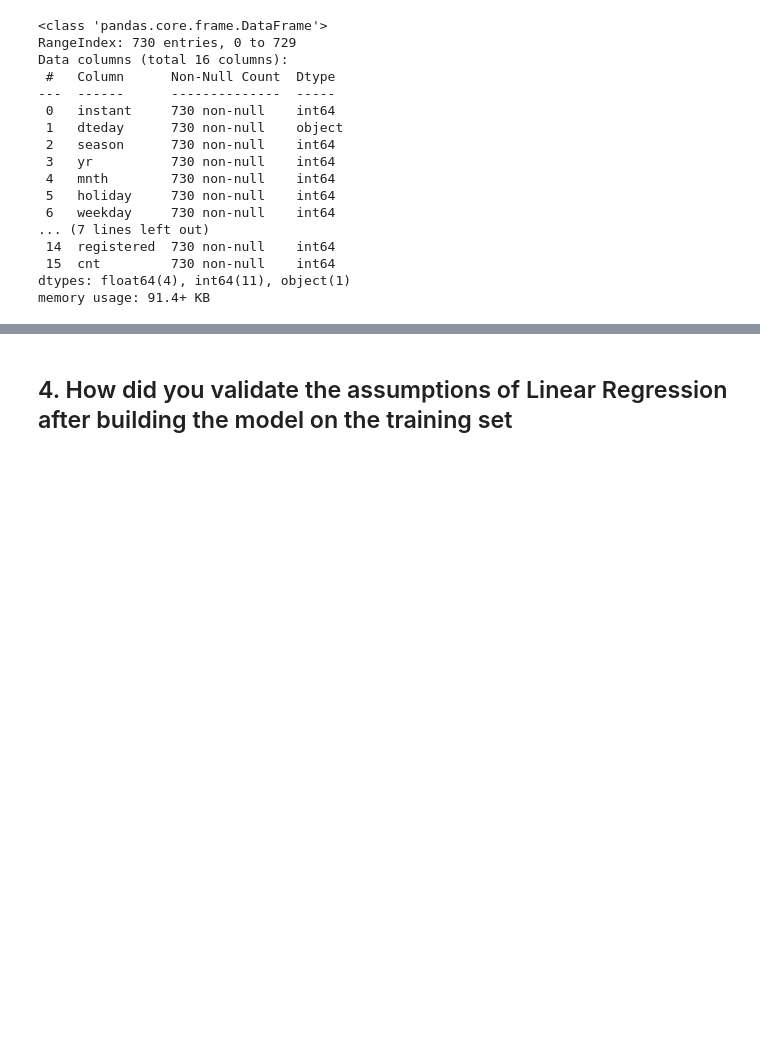
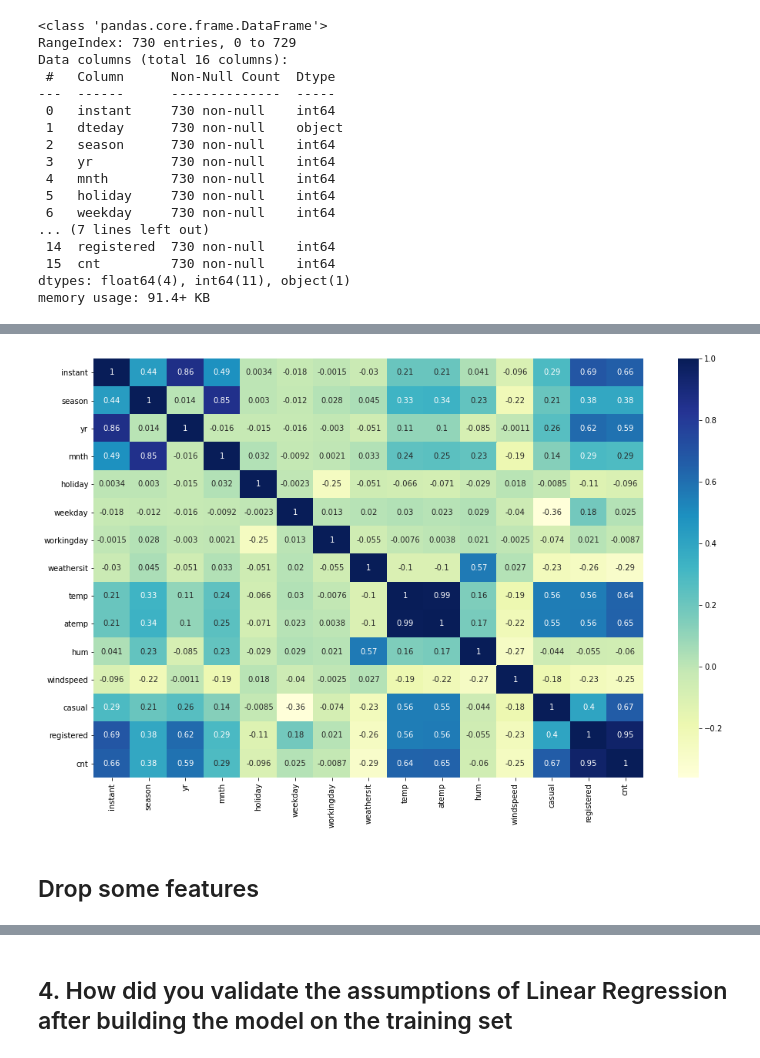
Before and after one commit to Monica05-aadi/Bike_LinearRegression, a Jupyter notebook: Bike Assignment.ipynb, the cells around one changed output, grey strips where cells are left out. Drawn from its saved outputs; the diff is of its cells as text; code cells hidden in the pictures; blank space fills up the shorter version.

Commit message:
Linear models created .. but not yet good

```diff
--- a/Bike Assignment.ipynb
+++ b/Bike Assignment.ipynb
@@ -116,0 +115,7 @@ memory usage: 91.4+ KB
+# %%
+# Splitting data into training and testing sets.
+from sklearn.model_selection import train_test_split
+
+# We specify this so that the train and test data set always have the same rows, respectively
+np.random.seed(0)
+df_train, df_test = train_test_split(df, train_size = 0.7, test_size = 0.3, random_state = 100)
@@ -116,0 +124,7 @@ memory usage: 91.4+ KB
+# %%
+# Apply scaler() to all the columns except the 'yes-no' and 'dummy' variables
+from sklearn.preprocessing import MinMaxScaler
+scaler = MinMaxScaler()
+num_vars = ['temp',	'atemp','hum','windspeed','casual','registered', 'cnt']
+df_train[num_vars] = scaler.fit_transform(df_train[num_vars])
+df_test[num_vars] = scaler.fit_transform(df_test[num_vars])
@@ -116,0 +152,8 @@ memory usage: 91.4+ KB
+# %%
+plt.figure(figsize = (16, 10))
+sns.heatmap(df_train.corr(), annot = True, cmap='YlGnBu')
+plt.show()
+# %% [output]
+[figure, added]
+# %% [markdown]
+## Drop some features
```
Also changed, not shown: parts of 35 cells of this notebook.
